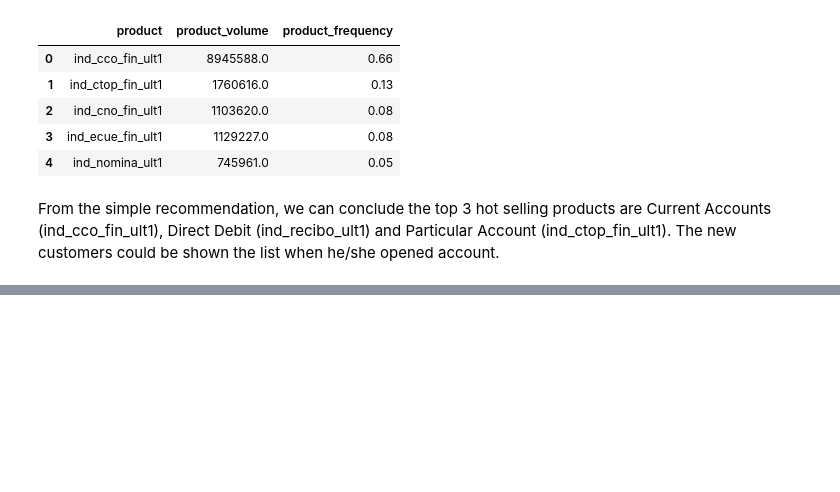
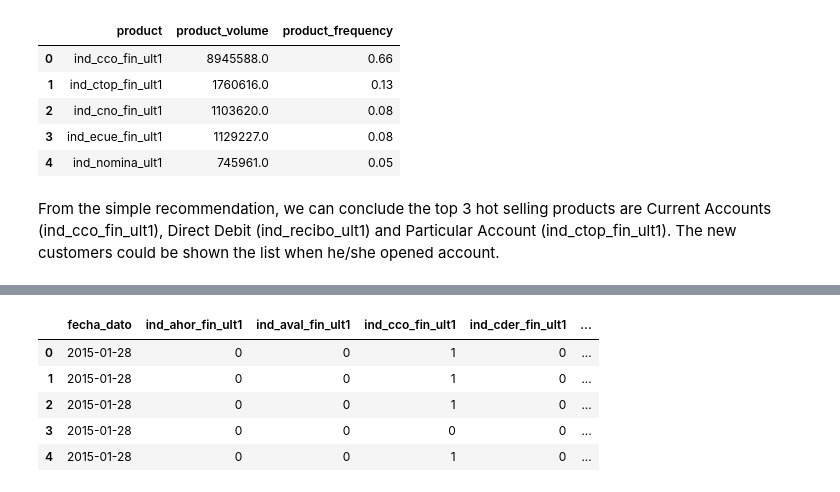
Before and after one commit to Suryasadasivam/Santander_product_recommendation_system, a Jupyter notebook: Exploratory_Data_Analysis.ipynb, the cells around one changed output, grey strips where cells are left out. Cells and saved outputs as stored; diff of their text form; code cells hidden in the pictures; blank space fills up the shorter version.

```diff
--- a/Exploratory_Data_Analysis.ipynb
+++ b/Exploratory_Data_Analysis.ipynb
@@ -426,0 +456,9 @@ From the simple recommendation, we can conclude the top 3 hot selling products a
+# %%
+popular_time.head()
+# %% [output]
+|  | fecha_dato | ind_ahor_fin_ult1 | ind_aval_fin_ult1 | ind_cco_fin_ult1 | ind_cder_fin_ult1 | ... |
+| 0 | 2015-01-28 | 0 | 0 | 1 | 0 | ... |
+| 1 | 2015-01-28 | 0 | 0 | 1 | 0 | ... |
+| 2 | 2015-01-28 | 0 | 0 | 1 | 0 | ... |
+| 3 | 2015-01-28 | 0 | 0 | 0 | 0 | ... |
+| 4 | 2015-01-28 | 0 | 0 | 1 | 0 | ... |
```
Also changed, not shown: parts of 16 cells of this notebook.
